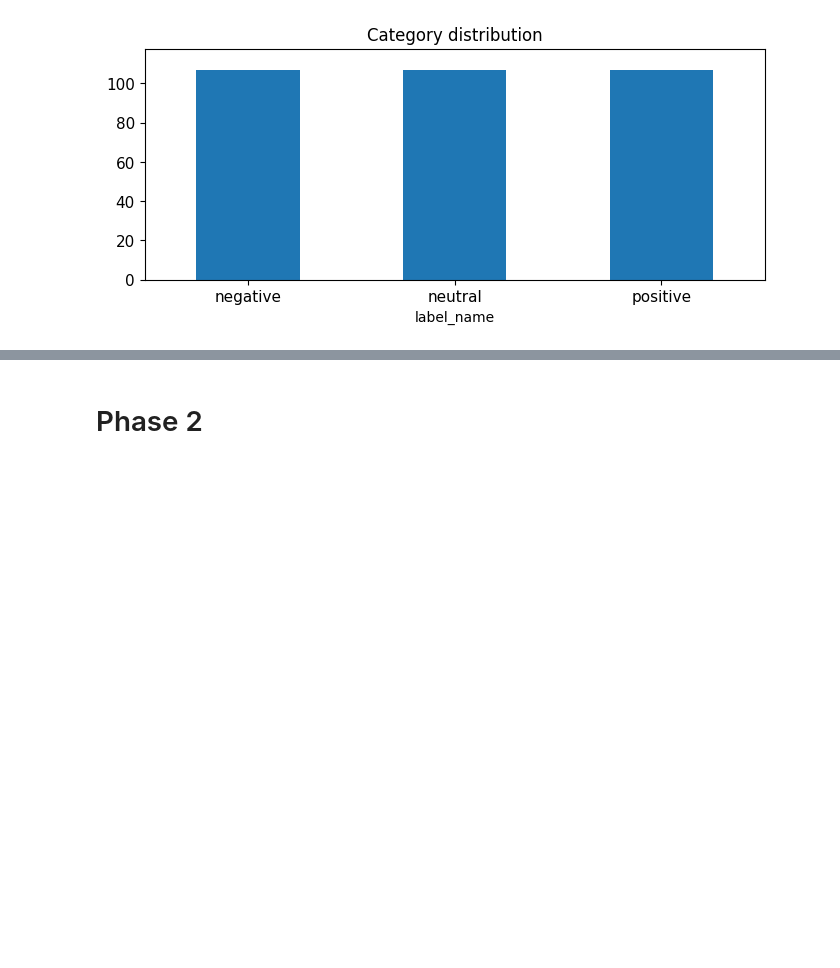
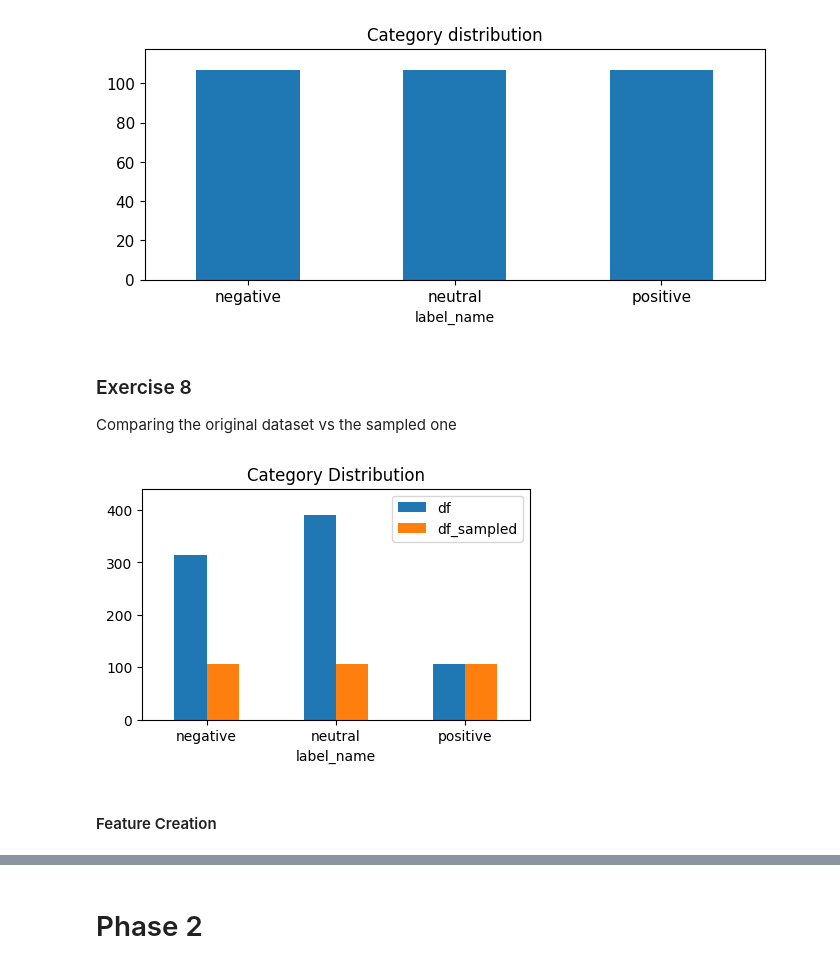
Before and after one commit to CedricCVT/DM2025-Lab1-Exercise, a Jupyter notebook: DM2025-Lab1-Homework.ipynb, the cells around one changed output, grey strips where cells are left out. Saved outputs shown, nothing was run; the diff lists cells and outputs as text; code cells hidden in the pictures; blank space fills up the shorter version.

Commit message:
until ex14 on new dataset

```diff
--- a/DM2025-Lab1-Homework.ipynb
+++ b/DM2025-Lab1-Homework.ipynb
@@ -191,3 +192,16 @@ positive    107
 Name: count, dtype: int64
 <Axes: title={'center': 'Category distribution'}, xlabel='label_name'>
 [figure]
+# %% [markdown]
+### Exercise 8
+Comparing the original dataset vs the sampled one
+# %%
+counts = pd.DataFrame({ 'df': df.label_name.value_counts(), 'df_sampled':df_sampled.label_name.value_counts() })
+
+counts.plot(kind='bar', figsize=(5, 3), rot=0, fontsize=10, title='Category Distribution')
+plt.ylim(0, counts.max().max() + 50)
+plt.show()
+# %% [output]
+[figure, added]
+# %% [markdown]
+#### Feature Creation
```
Also changed, not shown: parts of 26 cells of this notebook, 1 other file.
